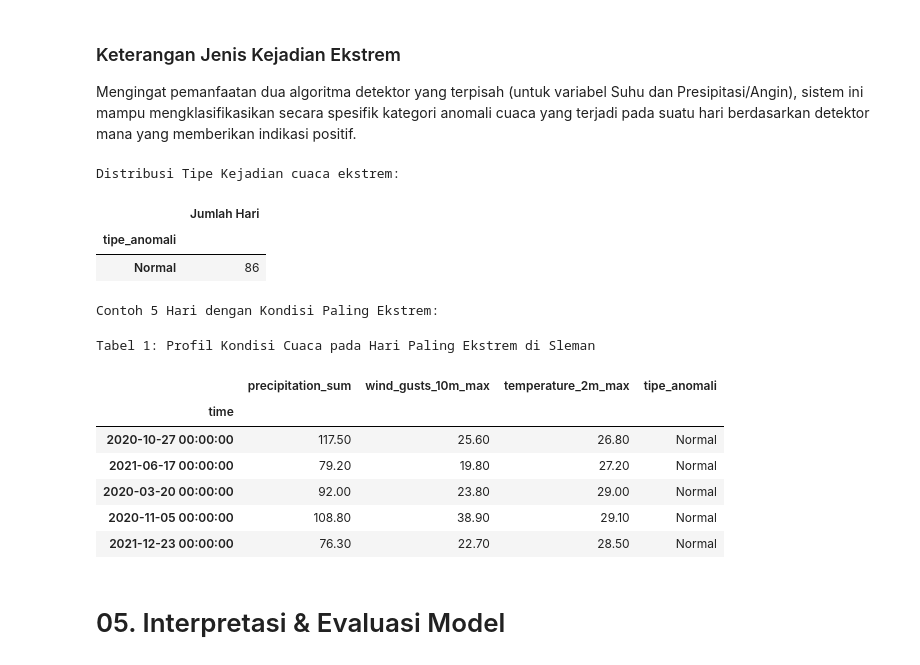
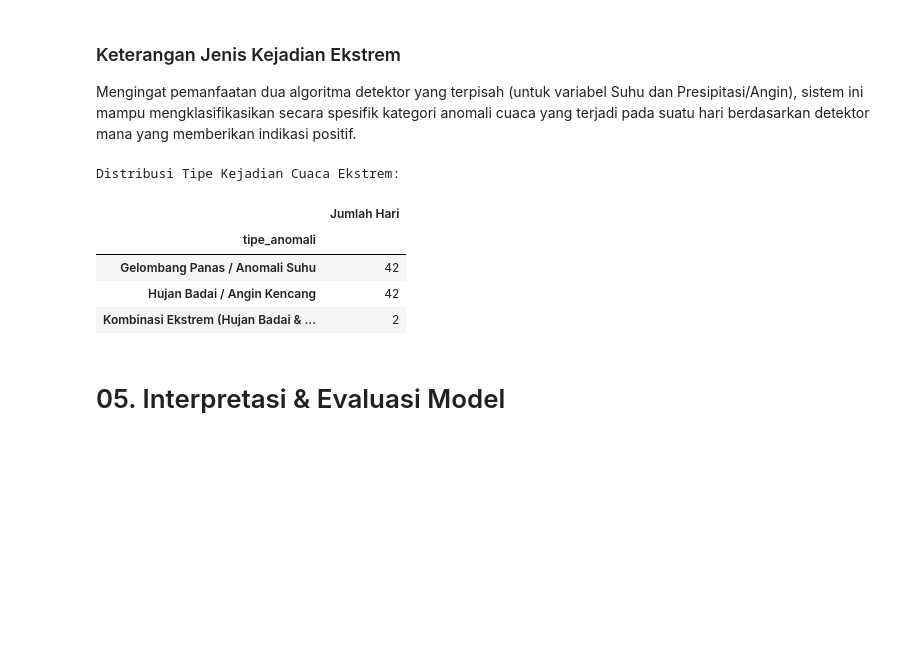
Before and after one commit to melinda-ab/prediksi-anomali-cuaca-sleman, a Jupyter notebook: main.ipynb, the cells around one changed output. Drawn from its saved outputs; the diff is of its cells as text; code cells hidden in the pictures; blank space fills up the shorter version.

```diff
--- a/main.ipynb
+++ b/main.ipynb
@@ -352,80 +352,45 @@ def tentukan_tipe_anomali(row):
     Parameters:
     -----------
     row : pandas.Series
-        Baris tunggal dari DataFrame yang mengandung fitur anomali ('anomali_Presipitasi', 'anomali_suhu').
+        Baris tunggal dari DataFrame yang mengandung fitur anomali ('anomali_hujan', 'anomali_suhu').
 
     Returns:
     --------
     str
         Label string yang mendeskripsikan tipe kejadian ekstrem.
 
     Edge Cases Handled:
     -------------------
     - Jika terdapat nilai NaN pada indikator, akan dianggap sebagai 'Normal' untuk mencegah error.
     """
     try:
         # Pengecekan Edge Case (Missing Values)
-        if pd.isna(row['anomali_Presipitasi']) or pd.isna(row['anomali_suhu']):
+        if pd.isna(row['anomali_hujan']) or pd.isna(row['anomali_suhu']):
             return 'Normal'
 
-        if row['anomali_Presipitasi'] == 1 and row['anomali_suhu'] == 1:
+        if row['anomali_hujan'] == 1 and row['anomali_suhu'] == 1:
             return 'Kombinasi Ekstrem (Hujan Badai & Suhu)'
-        elif row['anomali_Presipitasi'] == 1:
+        elif row['anomali_hujan'] == 1:
             return 'Hujan Badai / Angin Kencang'
         elif row['anomali_suhu'] == 1:
             return 'Gelombang Panas / Anomali Suhu'
         else:
             return 'Normal'
     except Exception as e:
         return 'Normal'
 
 df['tipe_anomali'] = df.apply(tentukan_tipe_anomali, axis=1)
 df_ekstrem = df[df['is_extreme'] == 1].copy()
 
-print("Distribusi Tipe Kejadian cuaca ekstrem:")
+print("Distribusi Tipe Kejadian Cuaca Ekstrem:")
 display(df_ekstrem['tipe_anomali'].value_counts().to_frame("Jumlah Hari"))
-
-print("\nContoh 5 Hari dengan Kondisi Paling Ekstrem:")
-kolom_tampil = ['precipitation_sum', 'wind_gusts_10m_max', 'temperature_2m_max', 'tipe_anomali']
-
-# --- Analisis UI HTML & Inline CSS ---
-# Menerapkan styling tingkat lanjut pada pandas Dataframe untuk presentasi hasil akhir
-tabel_premium = (df_ekstrem.sort_values(by=['score_Presipitasi', 'score_suhu'])[kolom_tampil]
-                 .head(5)
-                 .style
-                 .set_table_styles([
-                     {'selector': 'th', 'props': [('background', 'linear-gradient(135deg, #1e3c72 0%, #2a5298 100%)'),
-                                                  ('color', 'white'),
-                                                  ('font-family', 'Inter, sans-serif'),
-                                                  ('font-size', '14px'),
-                                                  ('text-align', 'center'),
-                                                  ('padding', '12px')]},
-                     {'selector': 'td', 'props': [('font-family', 'Inter, sans-serif'),
-                                                  ('font-size', '13px'),
-                                                  ('text-align', 'center'),
-                                                  ('padding', '10px'),
-                                                  ('border-bottom', '1px solid #ddd')]},
-                     {'selector': 'tr:hover', 'props': [('background-color', '#f1f5f9')]}
-                 ])
-                 .set_properties(subset=['tipe_anomali'], **{'font-weight': 'bold', 'color': '#d32f2f'})
-                 .format(precision=2)
-                 .set_caption("Tabel 1: Profil Kondisi Cuaca pada Hari Paling Ekstrem di Sleman"))
-
-display(tabel_premium)
 # %% [output]
-Distribusi Tipe Kejadian cuaca ekstrem:
+Distribusi Tipe Kejadian Cuaca Ekstrem:
 |  | Jumlah Hari |
 | tipe_anomali |  |
-| Normal | 86 |
+| Gelombang Panas / Anomali Suhu | 42 |
+| Hujan Badai / Angin Kencang | 42 |
+| Kombinasi Ekstrem (Hujan Badai & ... | 2 |
-Contoh 5 Hari dengan Kondisi Paling Ekstrem:
-Tabel 1: Profil Kondisi Cuaca pada Hari Paling Ekstrem di Sleman
-|  | precipitation_sum | wind_gusts_10m_max | temperature_2m_max | tipe_anomali |
-| time |  |  |  |  |
-| 2020-10-27 00:00:00 | 117.50 | 25.60 | 26.80 | Normal |
-| 2021-06-17 00:00:00 | 79.20 | 19.80 | 27.20 | Normal |
-| 2020-03-20 00:00:00 | 92.00 | 23.80 | 29.00 | Normal |
-| 2020-11-05 00:00:00 | 108.80 | 38.90 | 29.10 | Normal |
-| 2021-12-23 00:00:00 | 76.30 | 22.70 | 28.50 | Normal |
 # %% [markdown]
 # 05. Interpretasi & Evaluasi Model
 # %%
```
Also changed, not shown: parts of 6 cells of this notebook.
